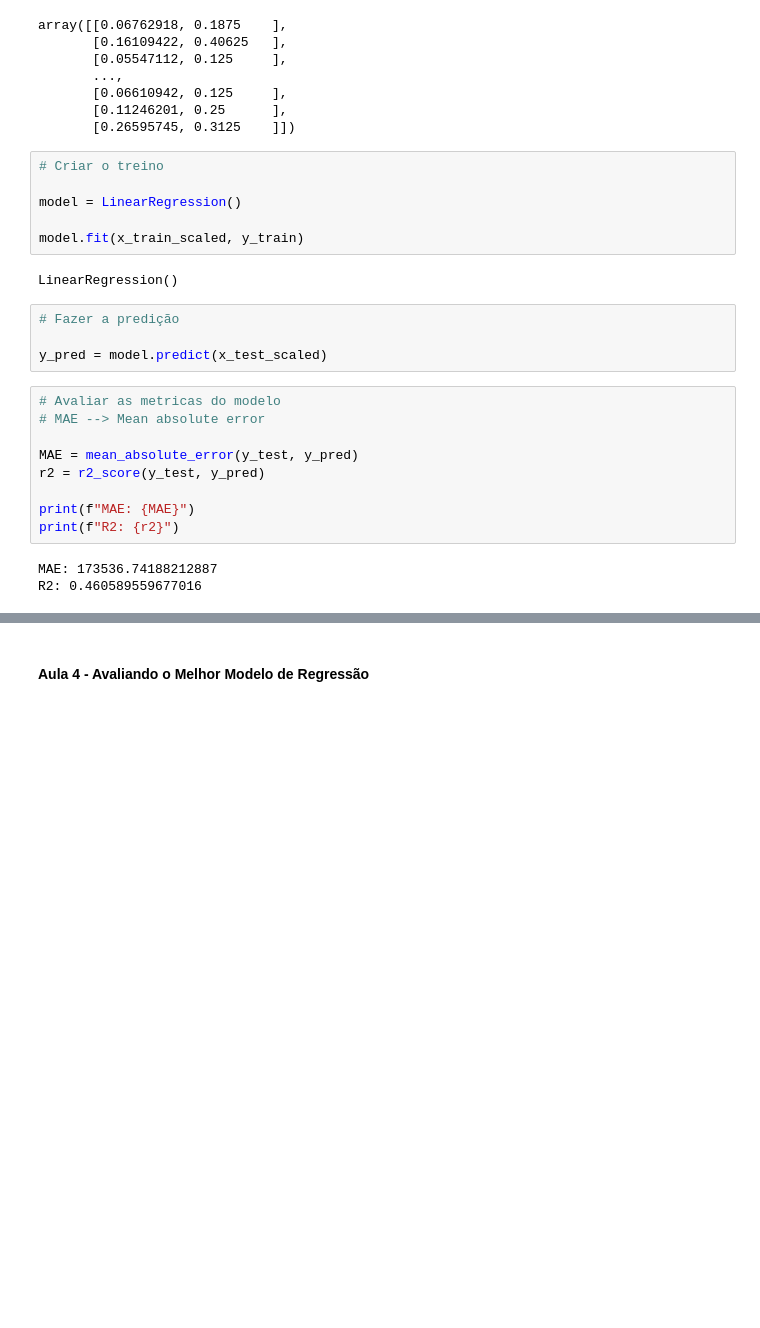
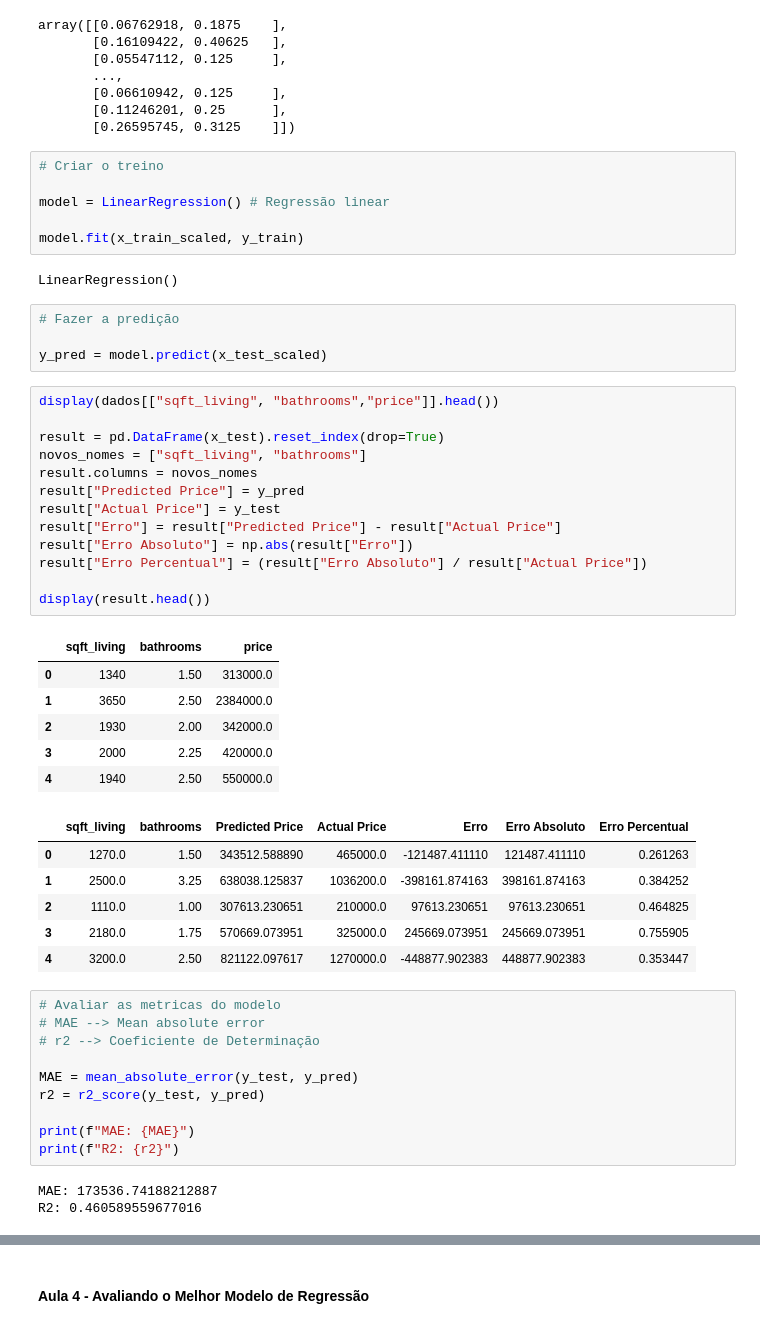
Before and after one commit to RicardViana/fiap-Machine-Learning-and-Time-Series, a Jupyter notebook: machine_learning_com_python.ipynb, the cells around one changed output, grey strips where cells are left out. Saved outputs shown, nothing was run; the diff lists cells and outputs as text; blank space fills up the shorter version.

```diff
--- a/machine_learning_com_python.ipynb
+++ b/machine_learning_com_python.ipynb
@@ -1247,7 +1233,7 @@ array([[0.06762918, 0.1875    ],
 # %%
 # Criar o treino
 
-model = LinearRegression()
+model = LinearRegression() # Regressão linear
 
 model.fit(x_train_scaled, y_train)
 # %% [output]
@@ -1256,9 +1242,36 @@ LinearRegression()
 # Fazer a predição
 
 y_pred = model.predict(x_test_scaled)
+# %%
+display(dados[["sqft_living", "bathrooms","price"]].head())
+
+result = pd.DataFrame(x_test).reset_index(drop=True)
+novos_nomes = ["sqft_living", "bathrooms"]
+result.columns = novos_nomes
+result["Predicted Price"] = y_pred
+result["Actual Price"] = y_test
+result["Erro"] = result["Predicted Price"] - result["Actual Price"]
+result["Erro Absoluto"] = np.abs(result["Erro"])
+result["Erro Percentual"] = (result["Erro Absoluto"] / result["Actual Price"])
+
+display(result.head())
+# %% [output]
+|  | sqft_living | bathrooms | price |
+| 0 | 1340 | 1.50 | 313000.0 |
+| 1 | 3650 | 2.50 | 2384000.0 |
+| 2 | 1930 | 2.00 | 342000.0 |
+| 3 | 2000 | 2.25 | 420000.0 |
+| 4 | 1940 | 2.50 | 550000.0 |
+|  | sqft_living | bathrooms | Predicted Price | Actual Price | Erro | Erro Absoluto | Erro Percentual |
+| 0 | 1270.0 | 1.50 | 343512.588890 | 465000.0 | -121487.411110 | 121487.411110 | 0.261263 |
+| 1 | 2500.0 | 3.25 | 638038.125837 | 1036200.0 | -398161.874163 | 398161.874163 | 0.384252 |
+| 2 | 1110.0 | 1.00 | 307613.230651 | 210000.0 | 97613.230651 | 97613.230651 | 0.464825 |
+| 3 | 2180.0 | 1.75 | 570669.073951 | 325000.0 | 245669.073951 | 245669.073951 | 0.755905 |
+| 4 | 3200.0 | 2.50 | 821122.097617 | 1270000.0 | -448877.902383 | 448877.902383 | 0.353447 |
 # %%
 # Avaliar as metricas do modelo
 # MAE --> Mean absolute error
+# r2 --> Coeficiente de Determinação
 
 MAE = mean_absolute_error(y_test, y_pred)
 r2 = r2_score(y_test, y_pred)
```
Also changed, not shown: parts of 19 cells of this notebook.
